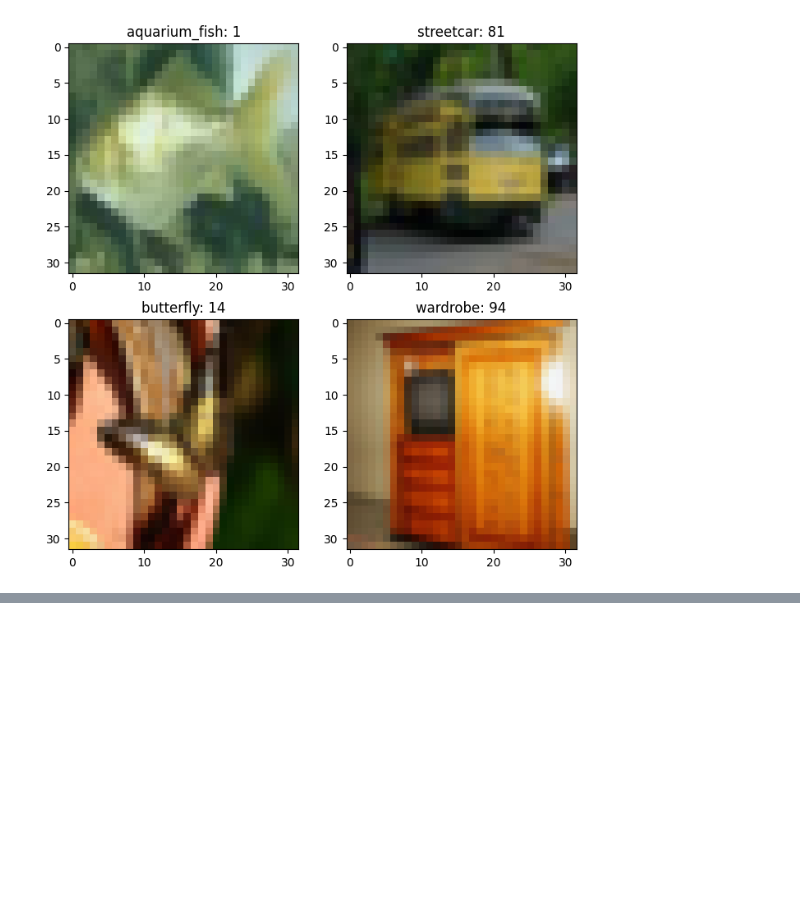
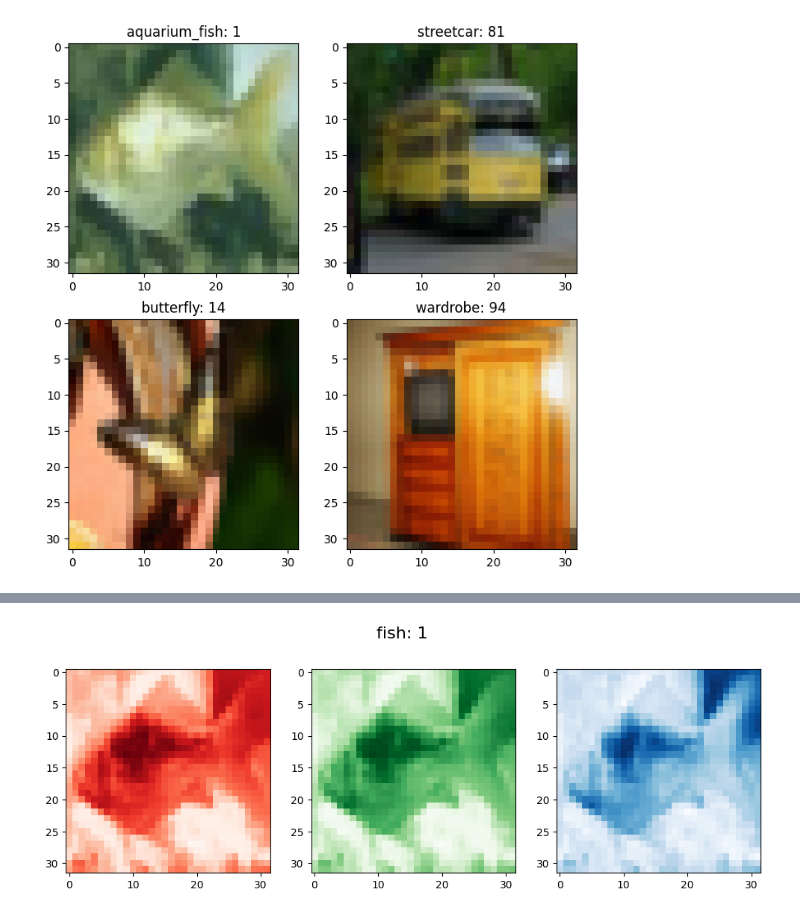
Before and after one commit to Alf-caput/AA_PRACTICA3_4, a Jupyter notebook: AA_PRACTICA3_GRUPO_4.ipynb, the cells around one changed output, grey strips where cells are left out. Cells and saved outputs as stored; diff of their text form; code cells hidden in the pictures; blank space fills up the shorter version.

Commit message:
plot de cada canal de los tensores imagen

```diff
--- a/AA_PRACTICA3_GRUPO_4.ipynb
+++ b/AA_PRACTICA3_GRUPO_4.ipynb
@@ -39,0 +52,11 @@ print(ds_train.take(1))
+# %%
+fig = plt.figure(figsize=(12, 4))
+# Mostramos los canales en los que se divide una imagen
+for x in ds_train.take(1):
+  image, label, coarse_label = x.values()
+  for i, channel in enumerate(['Reds', 'Greens', 'Blues']):  # RGB
+    plt.subplot(1, 3, i+1)
+    plt.imshow(image[:, :, i], cmap=channel)
+  plt.suptitle(f"{superclasses[coarse_label]}: {coarse_label}", size=16)
+# %% [output]
+[figure, added]
```
Also changed, not shown: parts of 6 cells of this notebook.
